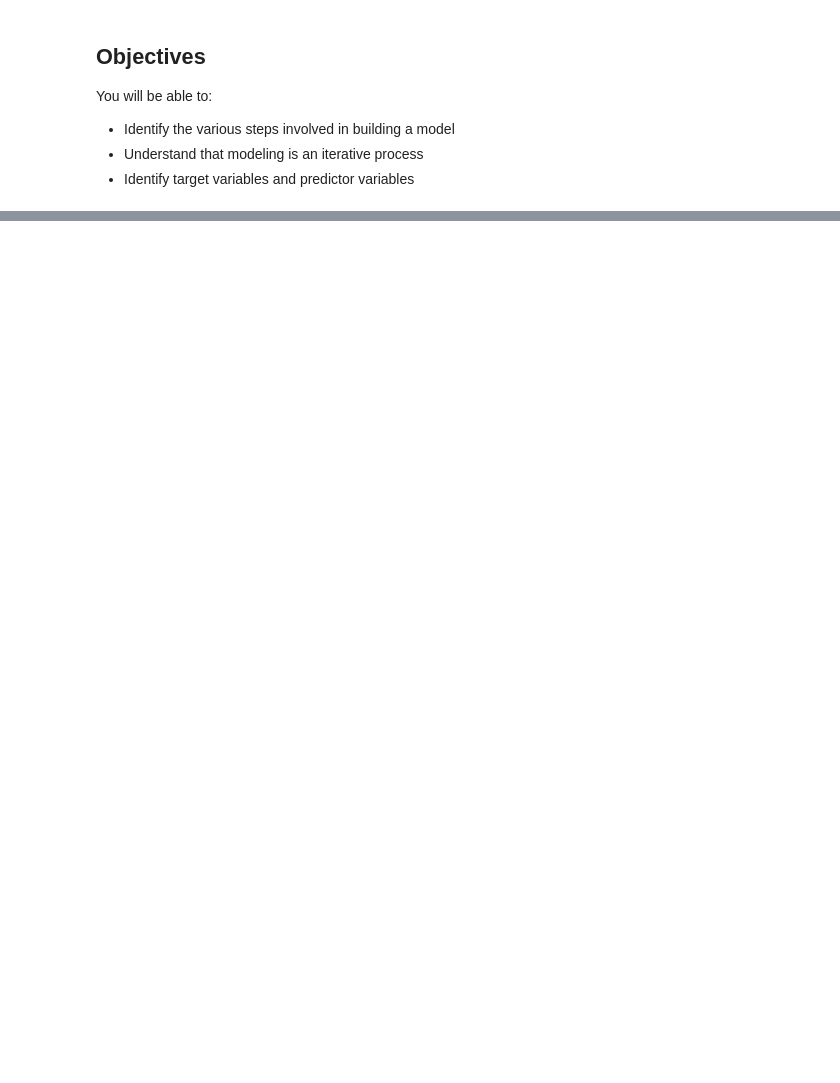
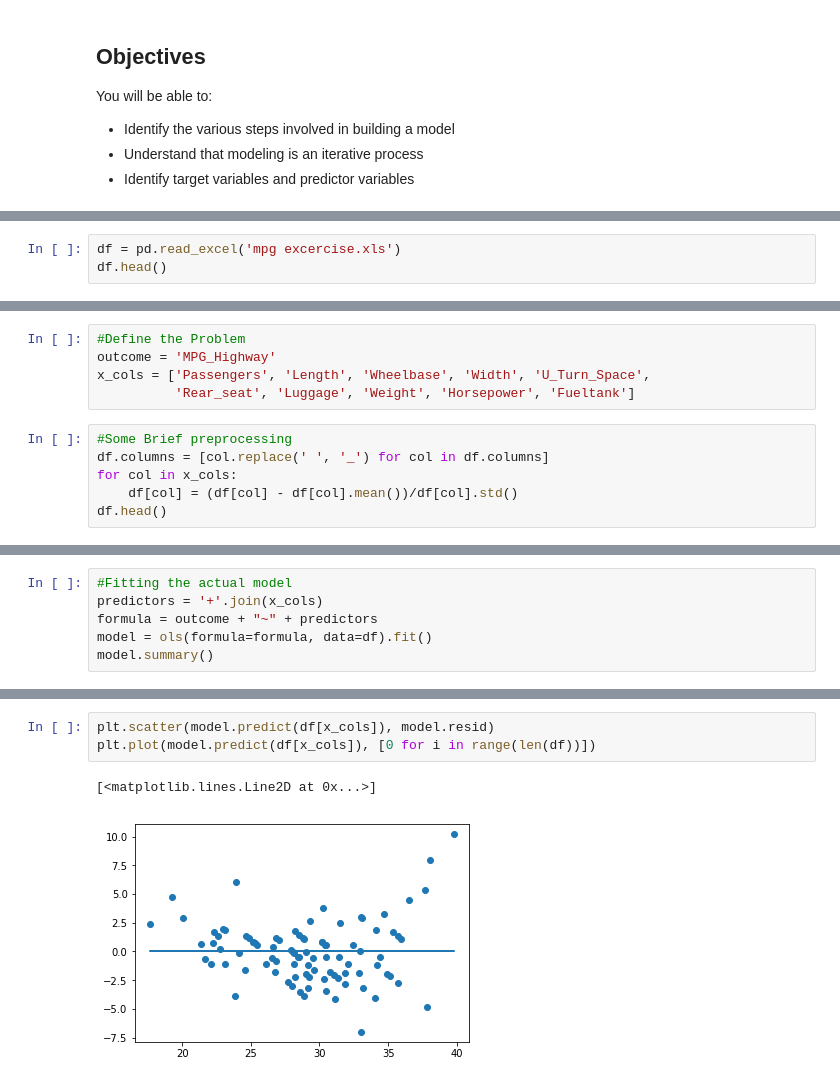
Before and after one commit to zaborowm/dsc-modeling-your-data-nyc-ds-career-042219, a Jupyter notebook: index.ipynb, the cells around one changed output, grey strips where cells are left out. Cells and saved outputs as stored; diff of their text form; blank space fills up the shorter version.

```diff
--- a/index.ipynb
+++ b/index.ipynb
@@ -133,0 +27,3 @@ In this lesson, we looked at the key steps towards building and evaluating a lin
+# %%
+df = pd.read_excel('mpg excercise.xls')
+df.head()
@@ -133,0 +37,11 @@ In this lesson, we looked at the key steps towards building and evaluating a lin
+# %%
+#Define the Problem
+outcome = 'MPG_Highway'
+x_cols = ['Passengers', 'Length', 'Wheelbase', 'Width', 'U_Turn_Space',
+          'Rear_seat', 'Luggage', 'Weight', 'Horsepower', 'Fueltank']
+# %%
+#Some Brief preprocessing
+df.columns = [col.replace(' ', '_') for col in df.columns]
+for col in x_cols:
+    df[col] = (df[col] - df[col].mean())/df[col].std()
+df.head()
@@ -133,0 +55,6 @@ In this lesson, we looked at the key steps towards building and evaluating a lin
+# %%
+#Fitting the actual model
+predictors = '+'.join(x_cols)
+formula = outcome + "~" + predictors
+model = ols(formula=formula, data=df).fit()
+model.summary()
@@ -133,0 +94,6 @@ In this lesson, we looked at the key steps towards building and evaluating a lin
+# %%
+plt.scatter(model.predict(df[x_cols]), model.resid)
+plt.plot(model.predict(df[x_cols]), [0 for i in range(len(df))])
+# %% [output]
+[<matplotlib.lines.Line2D at 0x...>]
+[figure, added]
```
Also changed, not shown: parts of 23 cells of this notebook, 7 other files.
